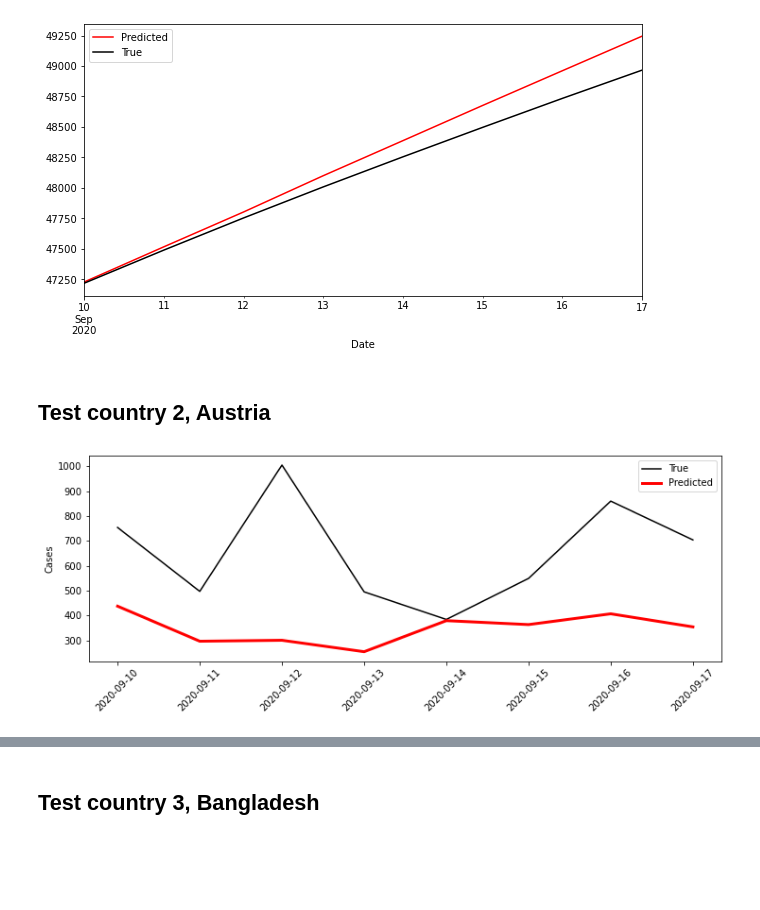
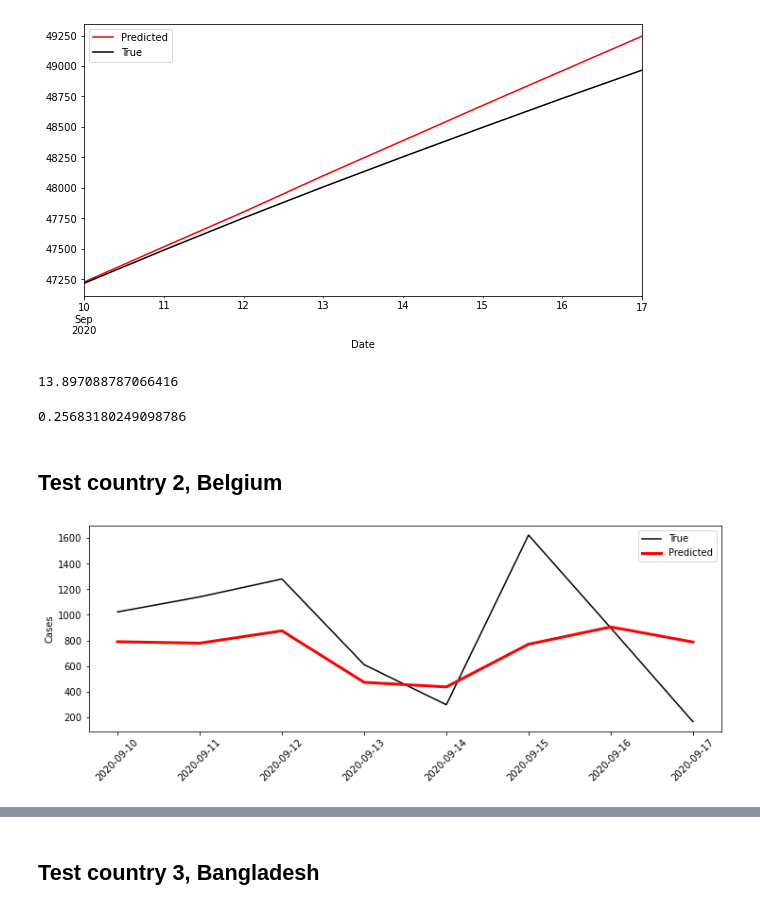
Before and after one commit to anweei/Covid-forecasting, a Jupyter notebook: anne/forecasting_w_xg_boost_singel_country.ipynb, the cells around one changed output, grey strips where cells are left out. Drawn from its saved outputs; the diff is of its cells as text; code cells hidden in the pictures; blank space fills up the shorter version.

Commit message:
MAPE

```diff
--- a/anne/forecasting_w_xg_boost_singel_country.ipynb
+++ b/anne/forecasting_w_xg_boost_singel_country.ipynb
@@ -104,10 +112,10 @@ Algeria_df = df[df['Country'].isin(['Algeria'])]
 test_1_df =  Algeria_df[(Algeria_df.index.date > datetime.date(2020, 9, 9)) &
                     (Algeria_df.index.date <= datetime.date(2020, 9, 17))].copy()
 # %%
-Austria_df = df[df['Country'].isin(['Austria'])]
+Belgium_df = df[df['Country'].isin(['Belgium'])]
 # %%
-test_2_df =  Austria_df[(Austria_df.index.date > datetime.date(2020, 9, 9)) &
-                    (Austria_df.index.date <= datetime.date(2020, 9, 17))].copy()
+test_2_df =  Belgium_df[(Belgium_df.index.date > datetime.date(2020, 9, 9)) &
+                    (Belgium_df.index.date <= datetime.date(2020, 9, 17))].copy()
 # %%
 Bangladesh_df = df[df['Country'].isin(['Bangladesh'])]
 # %%
@@ -156,21 +164,29 @@ Algeria_CB_df.plot( y=['Accumulated_Prediction', 'cases_tot'], label=['Predicted
 # %% [output]
 <matplotlib.axes._subplots.AxesSubplot at 0x...>
 [figure]
+# %%
+Algeria_CB_df['MAPE_values'].mean()
+# %% [output]
+13.897088787066416
+# %%
+MAPE_test(Algeria_CB_df,'cases_tot','Accumulated_Prediction')
+# %% [output]
+0.25683180249098786
 # %% [markdown]
-## Test country 2, Austria
+## Test country 2, Belgium
 # %%
-training_2_df = Austria_df[(Austria_df.index.date >= datetime.date(2020, 3, 1)) &
-                    (Austria_df.index.date <= datetime.date(2020, 9, 9))].copy()
+training_2_df = Belgium_df[(Belgium_df.index.date >= datetime.date(2020, 3, 1)) &
+                    (Belgium_df.index.date <= datetime.date(2020, 9, 9))].copy()
 # %%
 # Generate model
 feature_list = ['Month','Day','prev_case']#,'Weekend','cases_tot']
 params= {'iterations': 5000, 'silent': True}
 model = CatBoostRegressor(**params)
-Austria_CB_df = predict_horizon(model=model, training_df=training_2_df.copy(),
+Belgium_CB_df = predict_horizon(model=model, training_df=training_2_df.copy(),
                                                              test_df=test_2_df.copy(),
                                                              feature_list=feature_list)
 # %%
 title_str =''
-true_predicted_fig(test_2_df,Austria_CB_df,title_str)
+true_predicted_fig(test_2_df,Belgium_CB_df,title_str)
 # %% [output]
-[figure, old version]
+[figure, new version]
```
Also changed, not shown: parts of 17 cells of this notebook, 8 other files.
